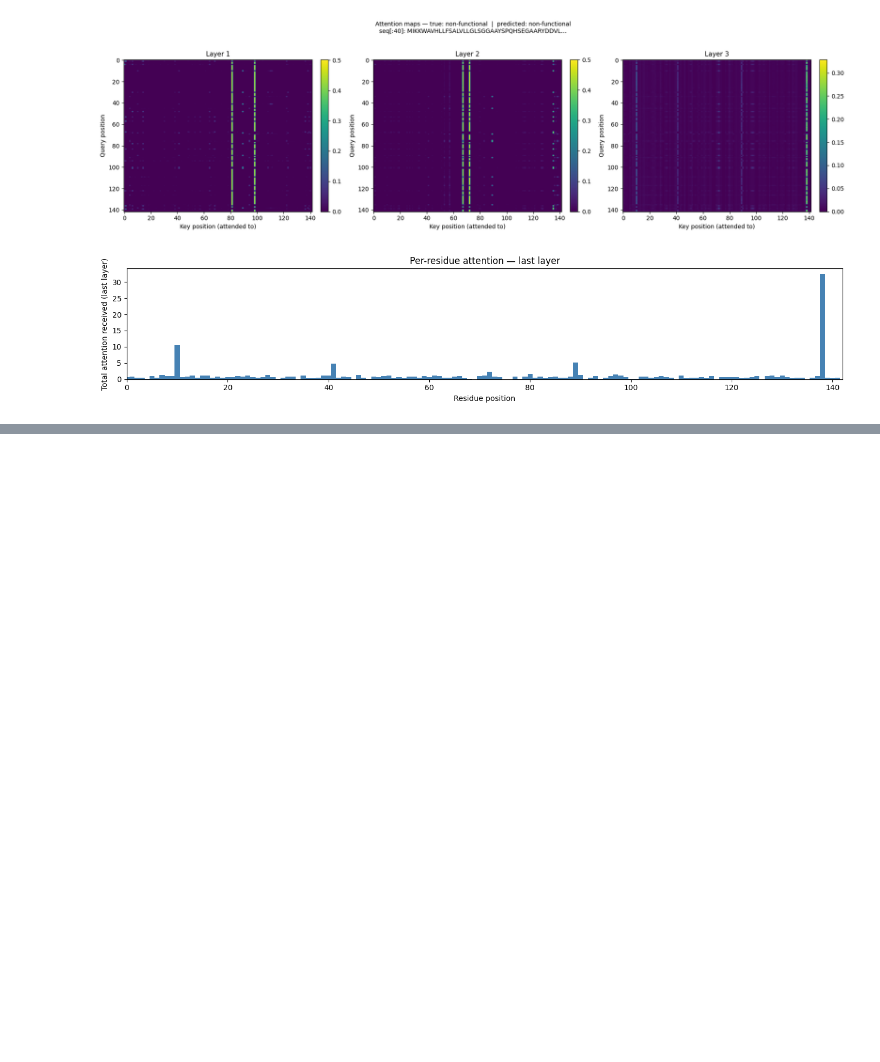
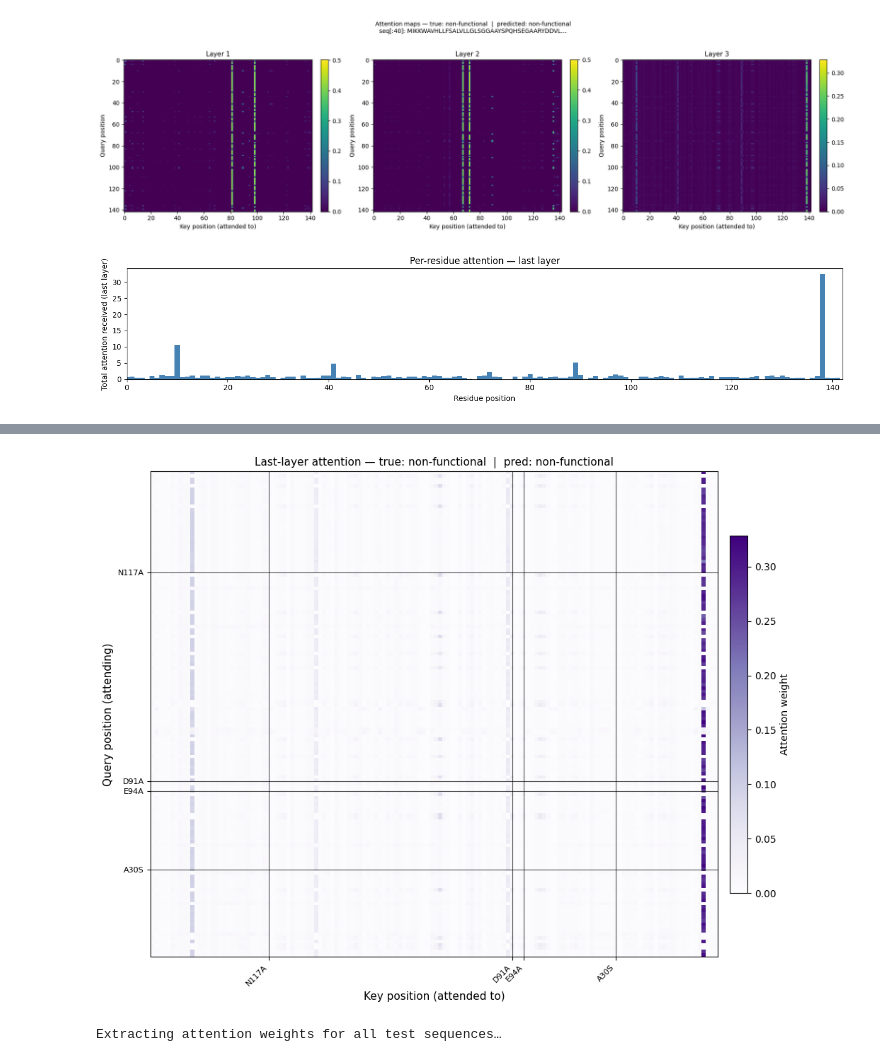
Before and after one commit to zahmiriajoh/AwasthiJohnson_10.C51, a Jupyter notebook: notebooks/02_model_comparison.ipynb, the cells around one changed output, grey strips where cells are left out. Cells and saved outputs as stored; diff of their text form; code cells hidden in the pictures; blank space fills up the shorter version.

```diff
--- a/notebooks/02_model_comparison.ipynb
+++ b/notebooks/02_model_comparison.ipynb
@@ -444,0 +492,62 @@ plt.show()
+# %%
+# single sequence attention map with mutation positions marked on axes
+import ast
+import matplotlib.ticker as ticker
+
+muts = ast.literal_eval(sample["mutations"])
+mut_positions = {pos - 1 for _, pos, _ in muts}   # 0-indexed
+mut_labels    = {pos - 1: f"{o}{pos}{n}" for o, pos, n in muts}
+
+last_layer = attn_list[-1][0].numpy()   # (seq_len, seq_len)
+
+fig, ax = plt.subplots(figsize=(10, 8))
+im = ax.imshow(last_layer, cmap="Purples", aspect="auto", interpolation="nearest")
+plt.colorbar(im, ax=ax, fraction=0.03, pad=0.02, label="Attention weight")
+
+ax.set_xlabel("Key position (attended to)", fontsize=11)
+ax.set_ylabel("Query position (attending)", fontsize=11)
+ax.set_title(
+    f"Last-layer attention — true: {sample['activity_level']}  |  pred: {sample['predicted_class']}",
+    fontsize=11,
+)
+
+# mark mutation positions on both axes with red lines and labels
+for pos in mut_positions:
+    ax.axvline(pos, color="black", linewidth=0.8, alpha=0.7)
+    ax.axhline(pos, color="black", linewidth=0.8, alpha=0.7)
+
+# tick labels only at mutation positions
+ax.set_xticks(list(mut_positions))
+ax.set_xticklabels([mut_labels[p] for p in sorted(mut_positions)],
+                   rotation=45, ha="right", fontsize=8, color="black")
+ax.set_yticks(list(mut_positions))
+ax.set_yticklabels([mut_labels[p] for p in sorted(mut_positions)],
+                   fontsize=8, color="black")
+
+plt.tight_layout()
+plt.show()
+# %% [output]
+[figure, added]
+# %%
+# pulling out attn weights for plotting heat maps
+# takes about 1.5 min to run on CPU
+def extract_attention_weights(model, sequences, batch_size=BATCH_SIZE):
+    """Return last-layer attention for every sequence. Shape: (N, seq_len, seq_len)."""
+    all_attn = []
+    model.eval()
+    with torch.no_grad():
+        for i in range(0, len(sequences), batch_size):
+            batch_seqs = sequences[i : i + batch_size]
+            tokens = torch.tensor(
+                [tokenize(s) for s in batch_seqs], dtype=torch.long
+            )
+            _, attn_list = model(tokens, return_attention=True)
+            all_attn.append(attn_list[-1].numpy())   # (batch, seq_len, seq_len)
+    return np.concatenate(all_attn, axis=0)          # (N, seq_len, seq_len)
+
+
+print("Extracting attention weights for all test sequences…")
+attn_all  = extract_attention_weights(model_trans, seqs)   # (N, seq_len, seq_len)
+mean_attn = attn_all.mean(axis=0)                          # (seq_len, seq_len)
+# %% [output]
+Extracting attention weights for all test sequences…
```
Also changed, not shown: parts of 3 cells of this notebook, 8 other files.
